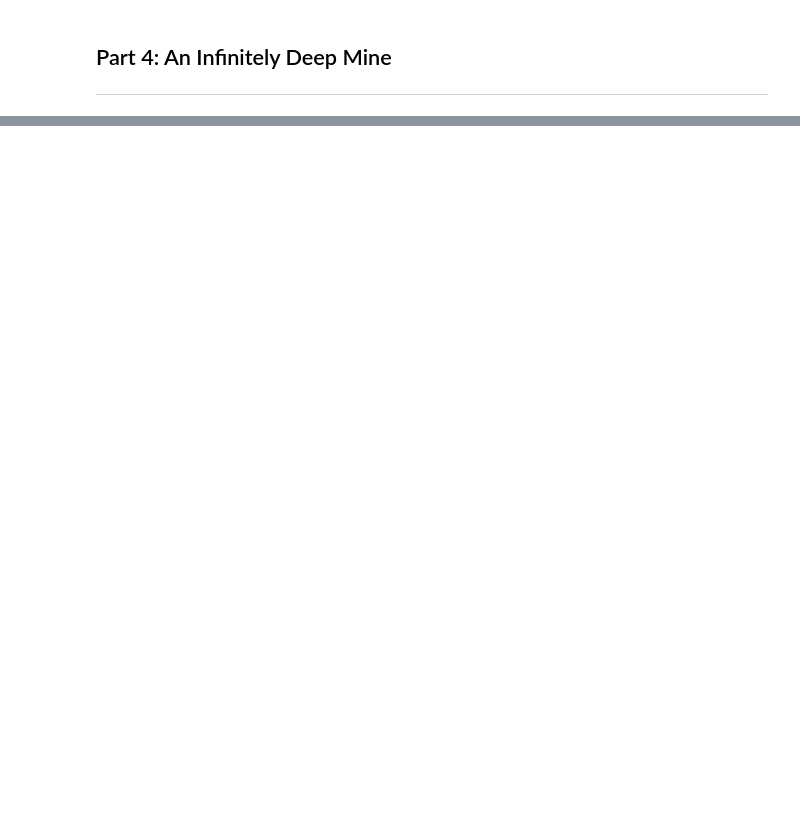
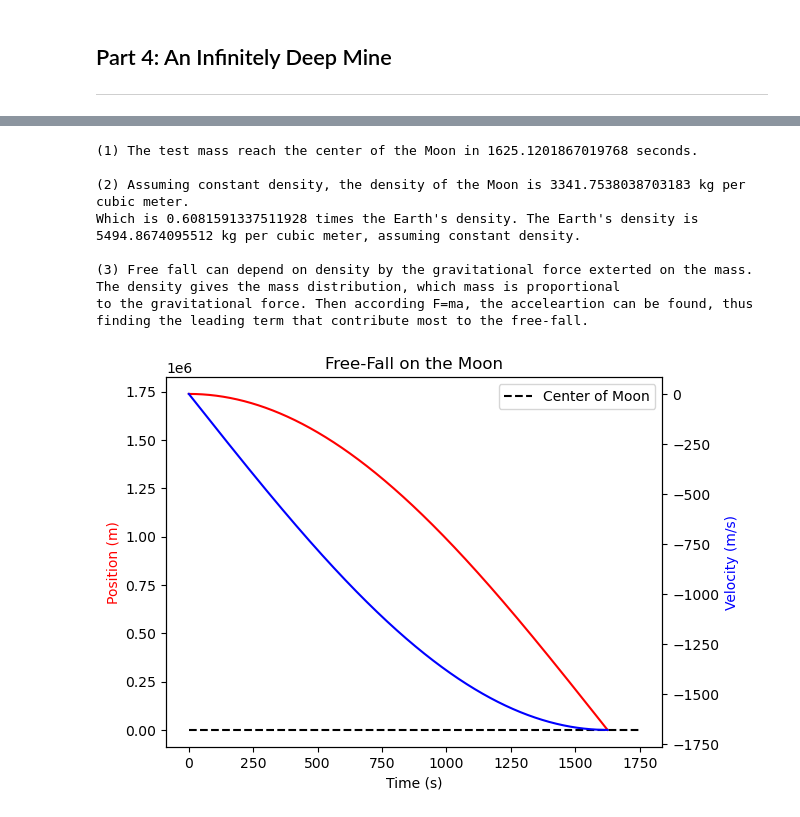
Before and after one commit to Elmer-Canales/PHYS265-spring25, a Jupyter notebook: Lab2/Lab2_Canales.ipynb, the cells around one changed output, grey strips where cells are left out. Saved outputs shown, nothing was run; the diff lists cells and outputs as text; code cells hidden in the pictures; blank space fills up the shorter version.

```diff
--- a/Lab2/Lab2_Canales.ipynb
+++ b/Lab2/Lab2_Canales.ipynb
@@ -266,0 +628,79 @@ The orbital period is 7905.277129890415 m/s.
+# %%
+# Calculaing the surface gravity of the Moon
+g0_Moon = (G * m_Moon) / r_Moon**2
+
+# Setting drag variables to zero
+alpha = 0
+gamma = 0
+
+# Defing the function for varying g for the Moon
+def g_moon(r):
+    return g0_Moon * (r / r_Moon)
+
+# Free-fall function for the Moon
+def free_fall_moon(t, p):
+    y, v = p
+    dydt = v
+    dvdt = -g_moon(y) + alpha * np.abs(v)**gamma
+    return dydt, dvdt
+
+# Time span
+t0, tf = 0, 1750
+
+# Initial Conditions
+y0, v0 = r_Moon, 0
+
+# Time evaluated
+time = np.linspace(t0, tf, 175000)
+
+# Stopping function to stop when the test mass reach the center of the Moon
+def stop_moon(t, y):
+    return y[0]
+stop_moon.terminal = True
+
+# Solving with 'solve_ivp'
+soln = solve_ivp(fun = free_fall_moon, t_span = (t0, tf), y0 = [y0, v0], t_eval = time, events = stop_moon, rtol = 1e-9)
+x_time = soln.t
+position = soln.y[0]
+velocity = soln.y[1]
+moon_center_time = soln.t_events[0][0]
+
+# Printing the time is take for test mass to reach the center of the Moon
+print(f"(1) The test mass reach the center of the Moon in {moon_center_time} seconds.\n")
+
+# Calculating the density of the Moon and Earth by using mass / volume
+moon_density = m_Moon / ((4 / 3) * np.pi * r_Moon**3)
+earth_density = mass(r_Earth, 0, rho_n_values[0]) / ((4 / 3) * np.pi * r_Earth**3) # Using integral to find mass and dividing by Earth's volume
+
+# Printing the volume of the Moon and how it compae to the Earth's density
+print(f"""(2) Assuming constant density, the density of the Moon is {moon_density} kg per cubic meter.
+Which is {moon_density / earth_density} times the Earth's density. The Earth's density is {earth_density} kg per cubic meter, assuming constant density.\n""")
+
+print("""(3) Free fall can depend on density by the gravitational force exterted on the mass. The density gives the mass distribution, which mass is proportional
+to the gravitational force. Then according F=ma, the acceleartion can be found, thus finding the leading term that contribute most to the free-fall.\n""")
+
+# Plotting results
+fig, ax_ff_moon_p = plt.subplots(1, 1)
+# Plot of position as a function time
+ax_ff_moon_p.plot(x_time, position, color = 'red')
+ax_ff_moon_p.set_xlabel("Time (s)")
+ax_ff_moon_p.set_ylabel("Position (m)", color = 'red')
+ax_ff_moon_p.set_title("Free-Fall on the Moon")
+
+# Plot of velocity as a function time
+ax_ff_moon_v = ax_ff_moon_p.twinx()
+ax_ff_moon_v.plot(x_time, velocity, color = 'blue')
+ax_ff_moon_v.set_ylabel("Velocity (m/s)", color = 'blue')
+
+# Horizontal line representing the center of the Moon
+ax_ff_moon_p.hlines(0, t0, tf, linestyle = '--', color = 'black', label = "Center of Moon");
+ax_ff_moon_p.legend();
+# %% [output]
+(1) The test mass reach the center of the Moon in 1625.1201867019768 seconds.
+
+(2) Assuming constant density, the density of the Moon is 3341.7538038703183 kg per cubic meter.
+Which is 0.6081591337511928 times the Earth's density. The Earth's density is 5494.8674095512 kg per cubic meter, assuming constant density.
+
+(3) Free fall can depend on density by the gravitational force exterted on the mass. The density gives the mass distribution, which mass is proportional
+to the gravitational force. Then according F=ma, the acceleartion can be found, thus finding the leading term that contribute most to the free-fall.
+[figure, added]
```
Also changed, not shown: parts of 12 cells of this notebook.
